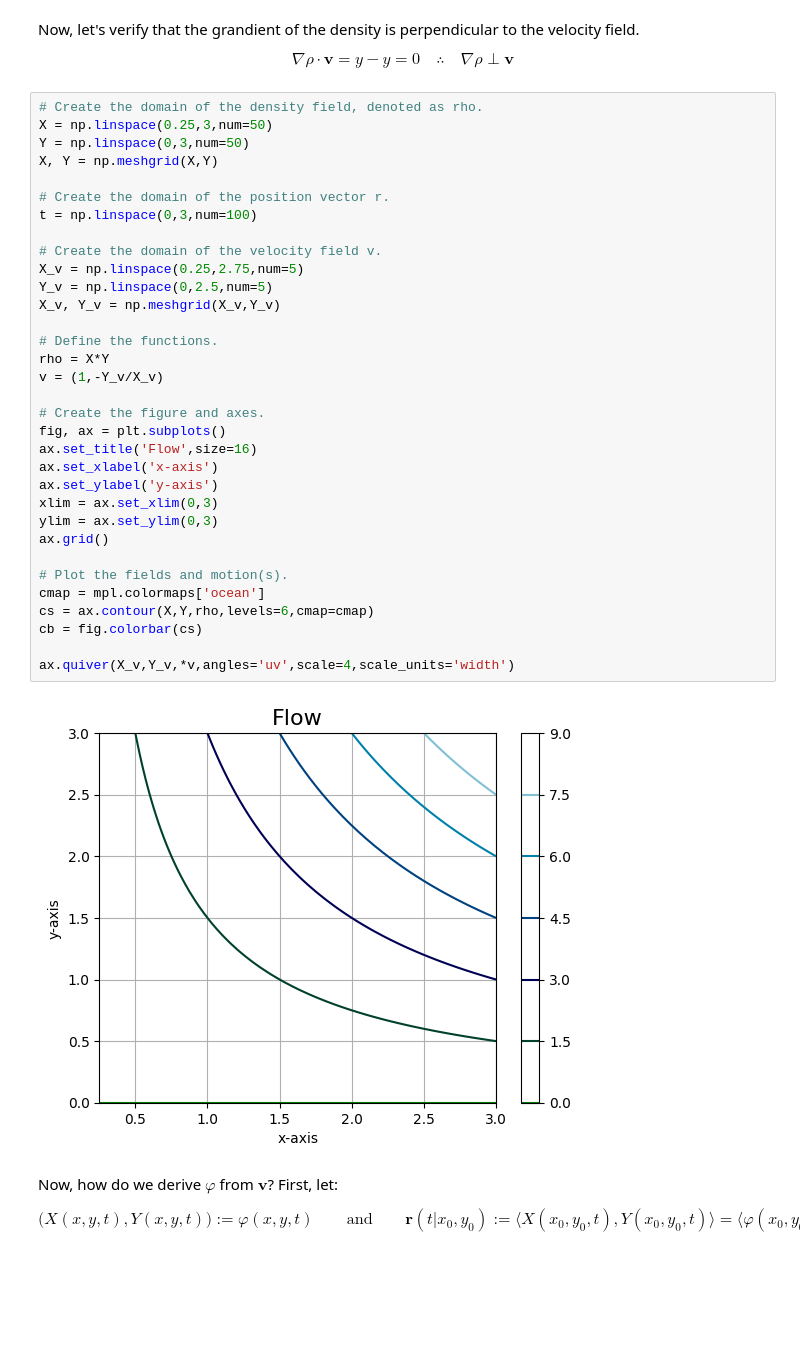
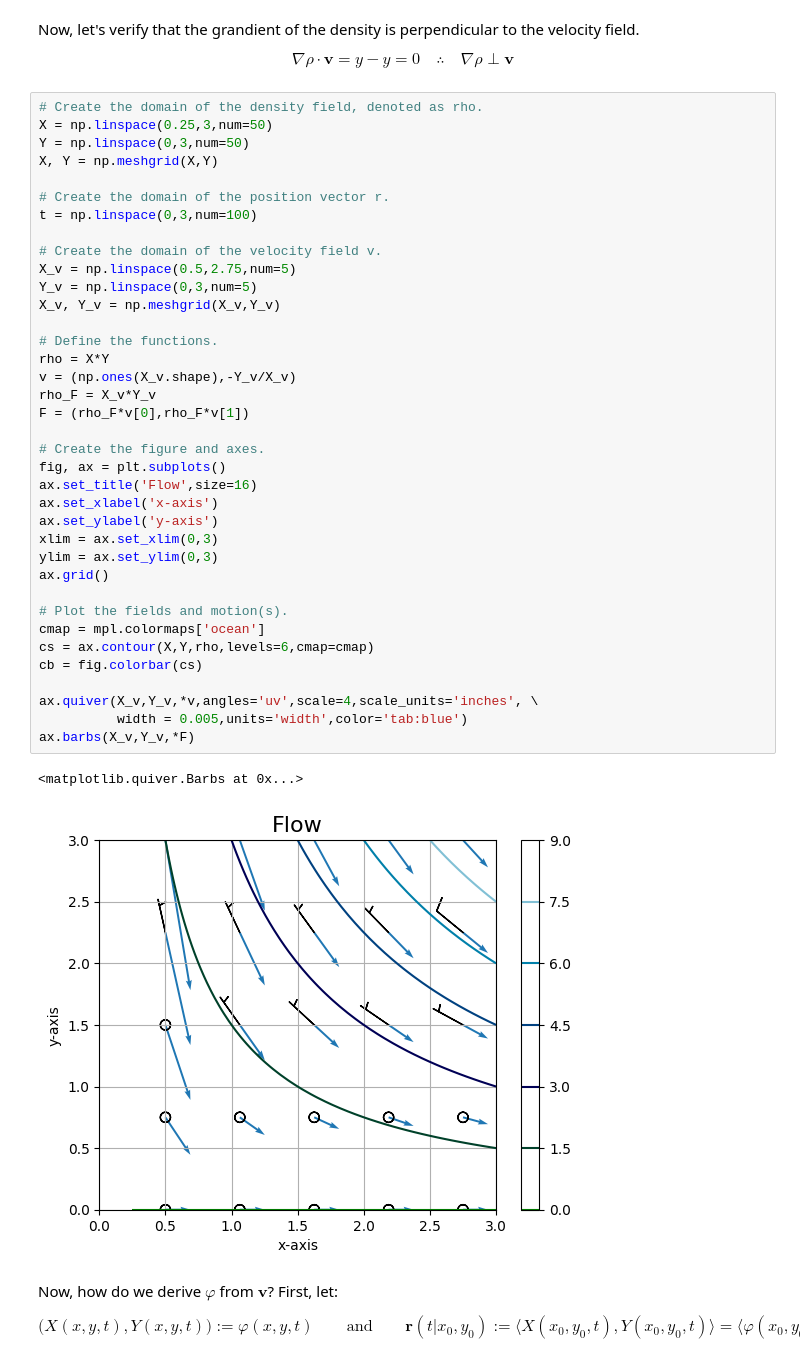
Before and after one commit to jordandll/MultivariableCalculus, a Jupyter notebook: DoubleIntegrals/GreensTheorem/pset/pset9-part2.ipynb, the cells around one changed output. Drawn from its saved outputs; the diff is of its cells as text; blank space fills up the shorter version.

```diff
--- a/DoubleIntegrals/GreensTheorem/pset/pset9-part2.ipynb
+++ b/DoubleIntegrals/GreensTheorem/pset/pset9-part2.ipynb
@@ -330,38 +330,43 @@ $$ \nabla \rho \cdot \mathbf{v} = y - y = 0 \quad\therefore\quad \nabla \rho \pe
 # %%
 # Create the domain of the density field, denoted as rho.
 X = np.linspace(0.25,3,num=50)
 Y = np.linspace(0,3,num=50)
 X, Y = np.meshgrid(X,Y)
 
 # Create the domain of the position vector r.
 t = np.linspace(0,3,num=100)
 
 # Create the domain of the velocity field v.
-X_v = np.linspace(0.25,2.75,num=5)
-Y_v = np.linspace(0,2.5,num=5)
+X_v = np.linspace(0.5,2.75,num=5)
+Y_v = np.linspace(0,3,num=5)
 X_v, Y_v = np.meshgrid(X_v,Y_v)
 
 # Define the functions.
 rho = X*Y
-v = (1,-Y_v/X_v)
+v = (np.ones(X_v.shape),-Y_v/X_v)
+rho_F = X_v*Y_v
+F = (rho_F*v[0],rho_F*v[1])
 
 # Create the figure and axes.
 fig, ax = plt.subplots()
 ax.set_title('Flow',size=16)
 ax.set_xlabel('x-axis')
 ax.set_ylabel('y-axis')
 xlim = ax.set_xlim(0,3)
 ylim = ax.set_ylim(0,3)
 ax.grid()
 
 # Plot the fields and motion(s).
 cmap = mpl.colormaps['ocean']
 cs = ax.contour(X,Y,rho,levels=6,cmap=cmap)
 cb = fig.colorbar(cs)
 
-ax.quiver(X_v,Y_v,*v,angles='uv',scale=4,scale_units='width')
+ax.quiver(X_v,Y_v,*v,angles='uv',scale=4,scale_units='inches', \
+          width = 0.005,units='width',color='tab:blue')
+ax.barbs(X_v,Y_v,*F)
 # %% [output]
+<matplotlib.quiver.Barbs at 0x...>
-[figure, old version]
+[figure, new version]
 # %% [markdown]
 Now, how do we derive $\varphi$ from $\mathbf{v}$?  First, let:
 
```
Also changed, not shown: 2 other files.
